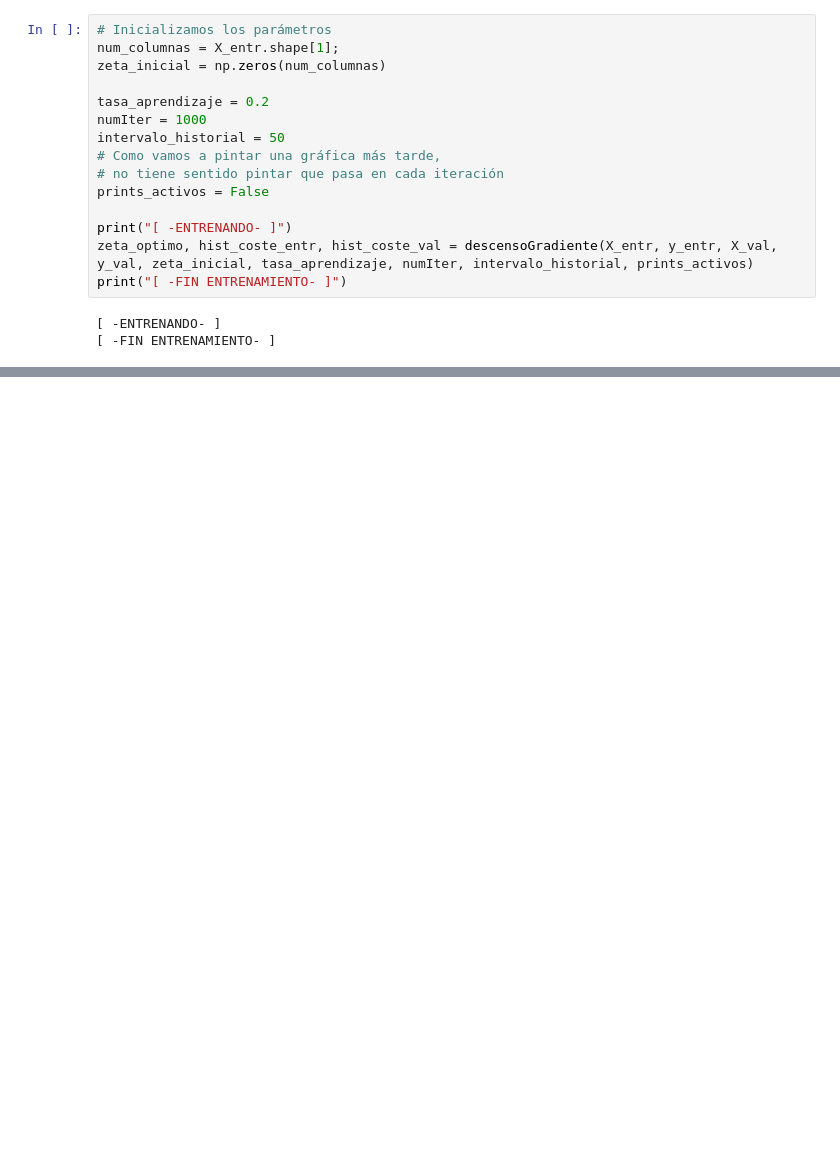
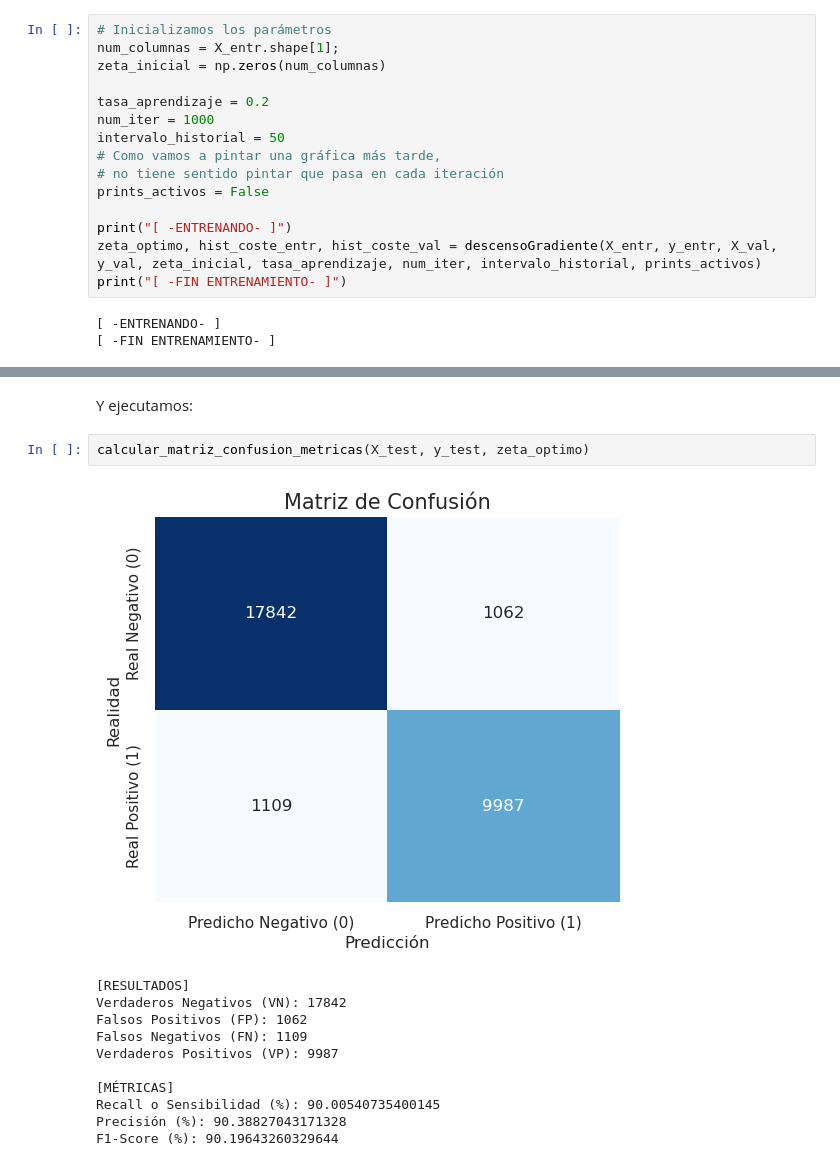
Before and after one commit to Val2a/trabajo-ia, a Jupyter notebook: RedesNeuronales.ipynb, the cells around one changed output, grey strips where cells are left out. Saved outputs shown, nothing was run; the diff lists cells and outputs as text; blank space fills up the shorter version.

```diff
--- a/RedesNeuronales.ipynb
+++ b/RedesNeuronales.ipynb
@@ -776,14 +787,14 @@ num_columnas = X_entr.shape[1];
 zeta_inicial = np.zeros(num_columnas)
 
 tasa_aprendizaje = 0.2
-numIter = 1000
+num_iter = 1000
 intervalo_historial = 50
 # Como vamos a pintar una gráfica más tarde,
 # no tiene sentido pintar que pasa en cada iteración
 prints_activos = False
 
 print("[ -ENTRENANDO- ]")
-zeta_optimo, hist_coste_entr, hist_coste_val = descensoGradiente(X_entr, y_entr, X_val, y_val, zeta_inicial, tasa_aprendizaje, numIter, intervalo_historial, prints_activos)
+zeta_optimo, hist_coste_entr, hist_coste_val = descensoGradiente(X_entr, y_entr, X_val, y_val, zeta_inicial, tasa_aprendizaje, num_iter, intervalo_historial, prints_activos)
 print("[ -FIN ENTRENAMIENTO- ]")
 # %% [output]
 [ -ENTRENANDO- ]
@@ -821,0 +899,16 @@ Precisión datos de prueba: 92.76%
+# %% [markdown]
+Y ejecutamos:
+# %%
+calcular_matriz_confusion_metricas(X_test, y_test, zeta_optimo)
+# %% [output]
+[figure, added]
+[RESULTADOS]
+Verdaderos Negativos (VN): 17842
+Falsos Positivos (FP): 1062
+Falsos Negativos (FN): 1109
+Verdaderos Positivos (VP): 9987
+
+[MÉTRICAS]
+Recall o Sensibilidad (%): 90.00540735400145
+Precisión (%): 90.38827043171328
+F1-Score (%): 90.19643260329644
```
Also changed, not shown: parts of 24 cells of this notebook.
